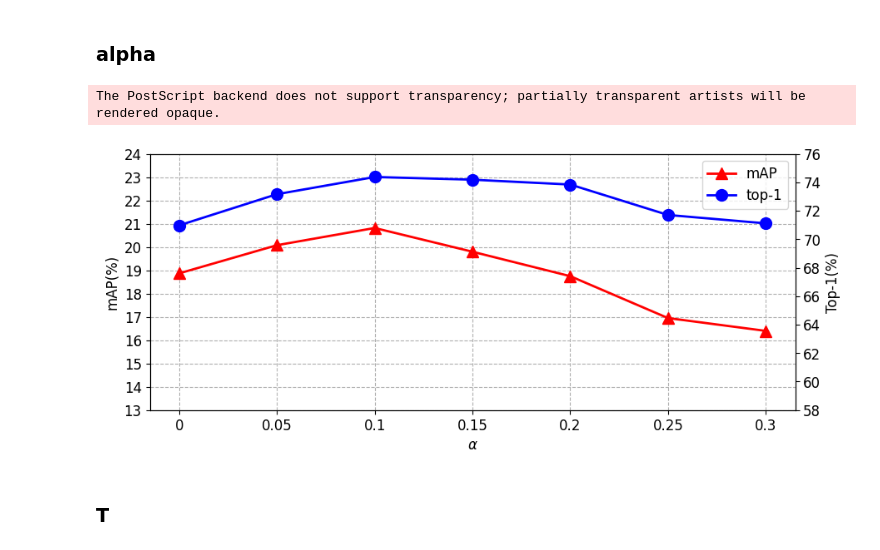
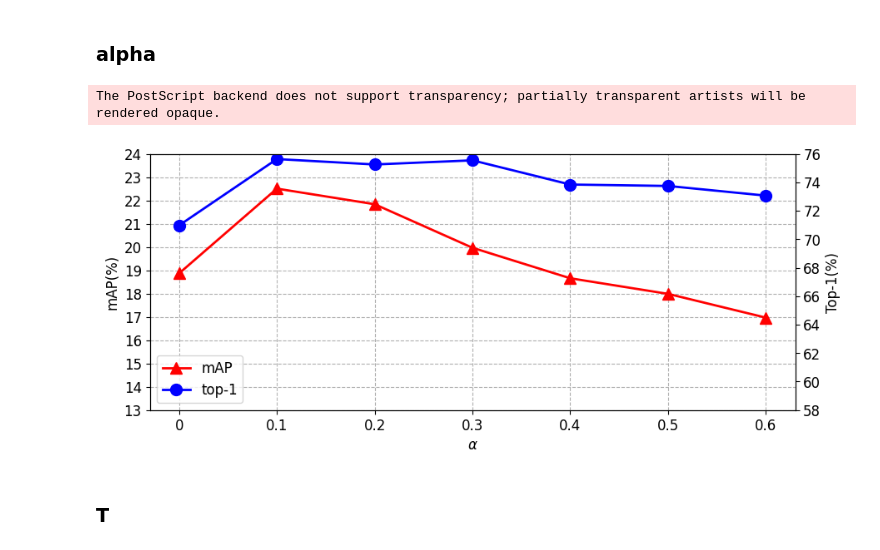
Before and after one commit to JackFlying/DNFNet_release, a Jupyter notebook: tools/visualize/vis_paper_figure/vis_hyper_parameter.ipynb, the cells around one changed output. Cells and saved outputs as stored; diff of their text form; code cells hidden in the pictures.

```diff
--- a/tools/visualize/vis_paper_figure/vis_hyper_parameter.ipynb
+++ b/tools/visualize/vis_paper_figure/vis_hyper_parameter.ipynb
@@ -9,38 +9,41 @@ import matplotlib.pyplot as plt
 plt.rcParams['font.sans-serif'] = ['Arial']  # 如果要显示中文字体,则在此处设为：SimHei
 plt.rcParams['axes.unicode_minus'] = False  # 显示负号
 
-x = np.array([0, 0.05, 0.1, 0.15, 0.2, 0.25, 0.3])
+x = np.array([0, 0.1, 0.2, 0.3, 0.4, 0.5, 0.6])
 # mAP = np.array([21.37, 21.61, 22.35, 21.33, 20.28, 18.48, 17.93])
 # top_1 = np.array([73.75, 74.87, 76.08, 75.89, 75.55, 73.41, 72.82])
 
-mAP = np.array([18.87, 20.08, 20.82, 19.8 , 18.75, 16.95, 16.40])
-top_1 = np.array([70.98, 73.17, 74.38, 74.19, 73.85, 71.71, 71.12])
+# mAP = np.array([18.87, 20.08, 20.82, 19.8 , 18.75, 16.95, 16.40])
+# top_1 = np.array([70.98, 73.17, 74.38, 74.19, 73.85, 71.71, 71.12])
+
+mAP = np.array([18.87, 22.51, 21.84, 19.97, 18.66, 17.99, 16.97])
+top_1 = np.array([70.98, 75.64, 75.26, 75.55, 73.85, 73.75, 73.07])
 
 plt.figure(figsize=(10, 4), dpi=100)
 plt.grid(linestyle="--")  # 设置背景网格线为虚线
 line1 = plt.plot(x, mAP, marker='^', markersize=10, color="red", label="mAP", linewidth=2)
 
-group_labels = [0, 0.05, 0.1, 0.15, 0.2, 0.25, 0.3]  # x轴刻度的标识
+group_labels = [0, 0.1, 0.2, 0.3, 0.4, 0.5, 0.6]  # x轴刻度的标识
 plt.xticks(x, group_labels, fontsize=12)  # 默认字体大小为10
 plt.yticks(fontsize=12, ticks=np.arange(13, 25, 1))
 plt.xlabel("$α$", fontsize=12)
 plt.ylabel("mAP(%)", fontsize=12)
 
 ax2 = plt.twinx()
 line2 = ax2.plot(x, top_1, marker='o', markersize=10, color="blue", label="top-1", linewidth=2)
 ax2.set_ylabel('Top-1(%)', fontsize=12)   #设置Y2轴标题
 ax2.tick_params(labelsize=12)
 ax2.set_ylim(58, 76)  # 设置Y2轴的范围，这里范围是0到100
 
 lines = line1 + line2
 labs = [l.get_label() for l in lines]
 plt.legend(lines, labs, loc=0, prop = {'size':12})
 # plt.savefig('./filename.jpg', format='jpg', bbox_inches='tight')  # 建议保存为svg格式,再用inkscape转为矢量图emf后插入word中
 plt.savefig('../file/alpha.eps', dpi=100, format='eps', bbox_inches='tight', pad_inches=0)
 plt.show()
 # %% [output]
 The PostScript backend does not support transparency; partially transparent artists will be rendered opaque.
-[figure, old version]
+[figure, new version]
 # %% [markdown]
 ### T
 # %%
```
Also changed, not shown: parts of 3 cells of this notebook, 15 other files.
